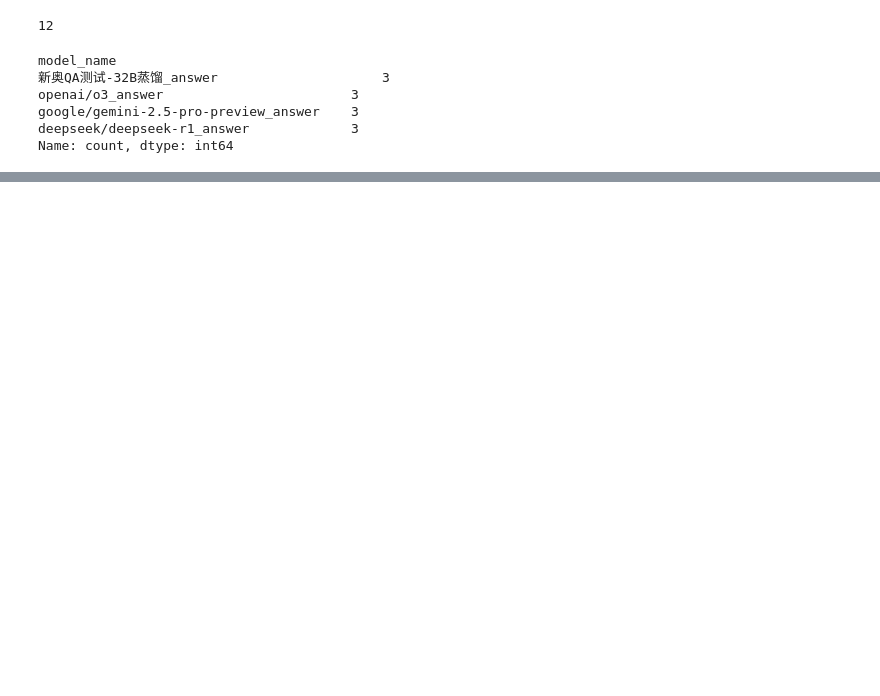
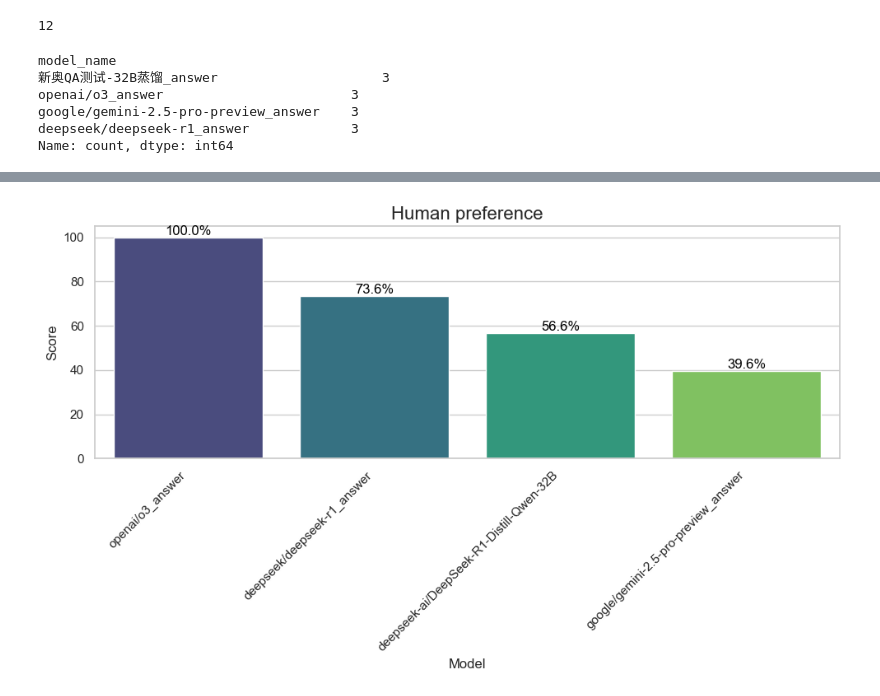
Before and after one commit to ZhengtingHe/Fusion_LLM_Eval, a Jupyter notebook: blind_review.ipynb, the cells around one changed output, grey strips where cells are left out. Drawn from its saved outputs; the diff is of its cells as text; code cells hidden in the pictures; blank space fills up the shorter version.

Commit message:
Add notebook to get the results of blind review

```diff
--- a/blind_review.ipynb
+++ b/blind_review.ipynb
@@ -66,0 +226,5 @@ Name: count, dtype: int64
+# %%
+assigned_work_ids = filtered_work_df.id.tolist()
+# 过滤 detail_df 中的 review_work_id
+filtered_detail_df = detail_df[detail_df['review_work_id'].isin(assigned_work_ids)]
+print(f"\n筛选后的 detail_df 行数: {len(filtered_detail_df)}")
@@ -66,0 +241,4 @@ Name: count, dtype: int64
+# %%
+result = filtered_detail_df[filtered_detail_df['score']=='2']['model_name'].value_counts()
+result = result.rename(index={'新奥QA测试-32B蒸馏_answer': 'deepseek-ai/DeepSeek-R1-Distill-Qwen-32B'})
+print(result)
@@ -66,0 +252,69 @@ Name: count, dtype: int64
+# %%
+import matplotlib.pyplot as plt
+import seaborn as sns
+import pandas as pd
+import matplotlib as mpl
+
+# result = pd.Series({
+#     'openai/o3_answer': 53,
+#     'deepseek-ai/deepseek-r1_answer': 39,
+#     'deepseek-ai/DeepSeek-R1-Distill-Qwen-32B': 30,
+#     'google/gemini-2.5-pro-preview_answer': 21
+# }, name='count')
+max_points = result.max()
+normalized_result = (result / max_points * 100)
+normalized_result_df = normalized_result.reset_index()
+
+normalized_result_df.columns = ['model_name', 'count']
+
+# 计算最大好评数
+max_count = normalized_result_df['count'].max()
+
+# 计算相对最佳模型的归一化表现（百分比）
+normalized_result_df['Normalized Performance (%)'] = (normalized_result_df['count'] / max_count) * 100
+
+# 按照归一化表现降序排序 DataFrame
+df_sorted = normalized_result_df.sort_values(by='Normalized Performance (%)', ascending=False)
+
+# 设置 seaborn 的主题风格（可选，让图表更美观）
+sns.set_theme(style="whitegrid")
+
+# 创建一个 matplotlib 图形和轴对象，并设置图表大小
+plt.figure(figsize=(10, 6))
+
+# 使用 seaborn.barplot 创建条形图
+barplot = sns.barplot(
+    x='model_name',
+    y='Normalized Performance (%)',
+    hue='model_name',
+    data=df_sorted,
+    palette='viridis' # 选择一个颜色方案
+)
+
+# 添加图表标题和轴标签
+plt.title('Human preference', fontsize=16)
+plt.xlabel('Model', fontsize=12)
+plt.ylabel('Score', fontsize=12)
+
+# 旋转 X 轴标签，以防重叠，并调整对齐方式
+plt.xticks(rotation=45, ha='right')
+
+# 在每个条形上方添加具体的百分比数值
+for index, row in df_sorted.iterrows():
+    barplot.text(
+        index, # X 轴位置
+        row['Normalized Performance (%)'], # Y 轴位置
+        f"{row['Normalized Performance (%)']:.1f}%", # 格式化为一位小数的百分比
+        color='black', # 文本颜色
+        ha="center", # 水平居中对齐
+        va='bottom' # 垂直底部对齐
+    )
+
+# 自动调整图表布局，防止标签被裁剪
+plt.tight_layout()
+
+
+# 关闭图表以释放内存
+plt.show()
+# %% [output]
+[figure, added]
```
Also changed, not shown: parts of 10 cells of this notebook, 1 other file.
